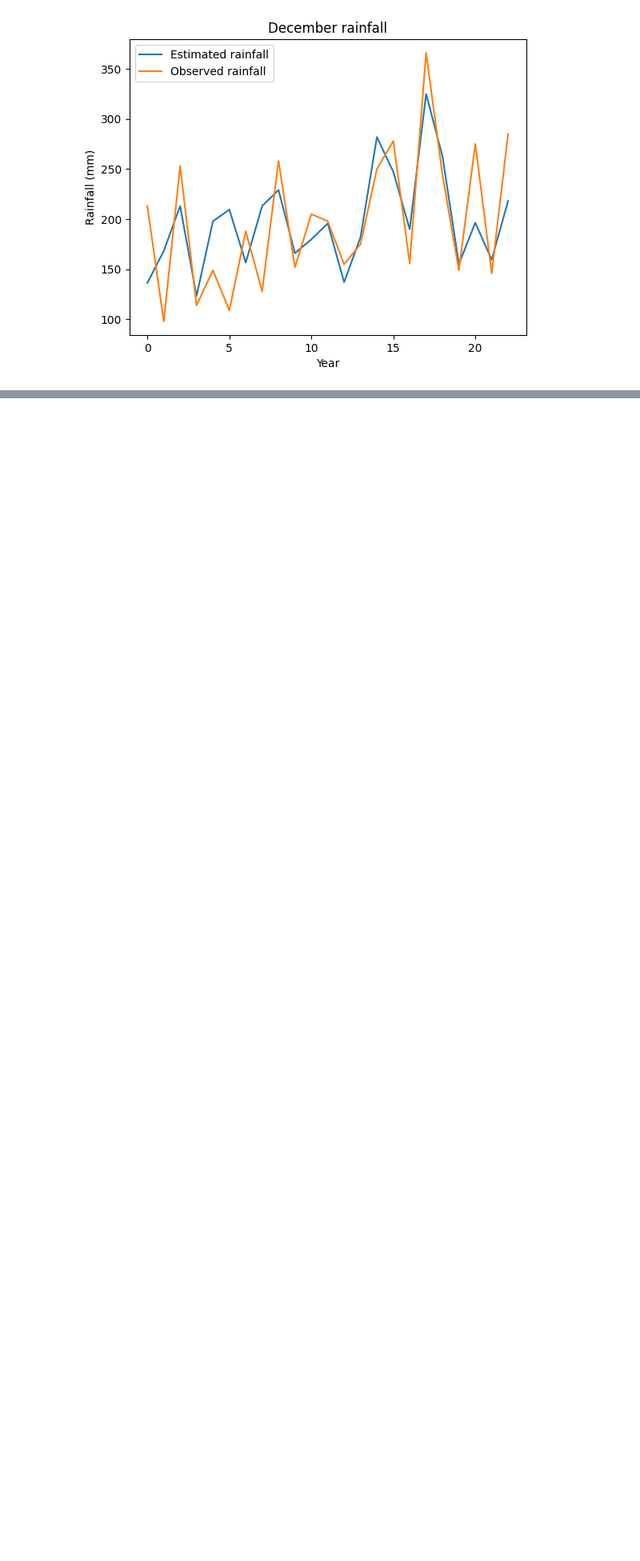
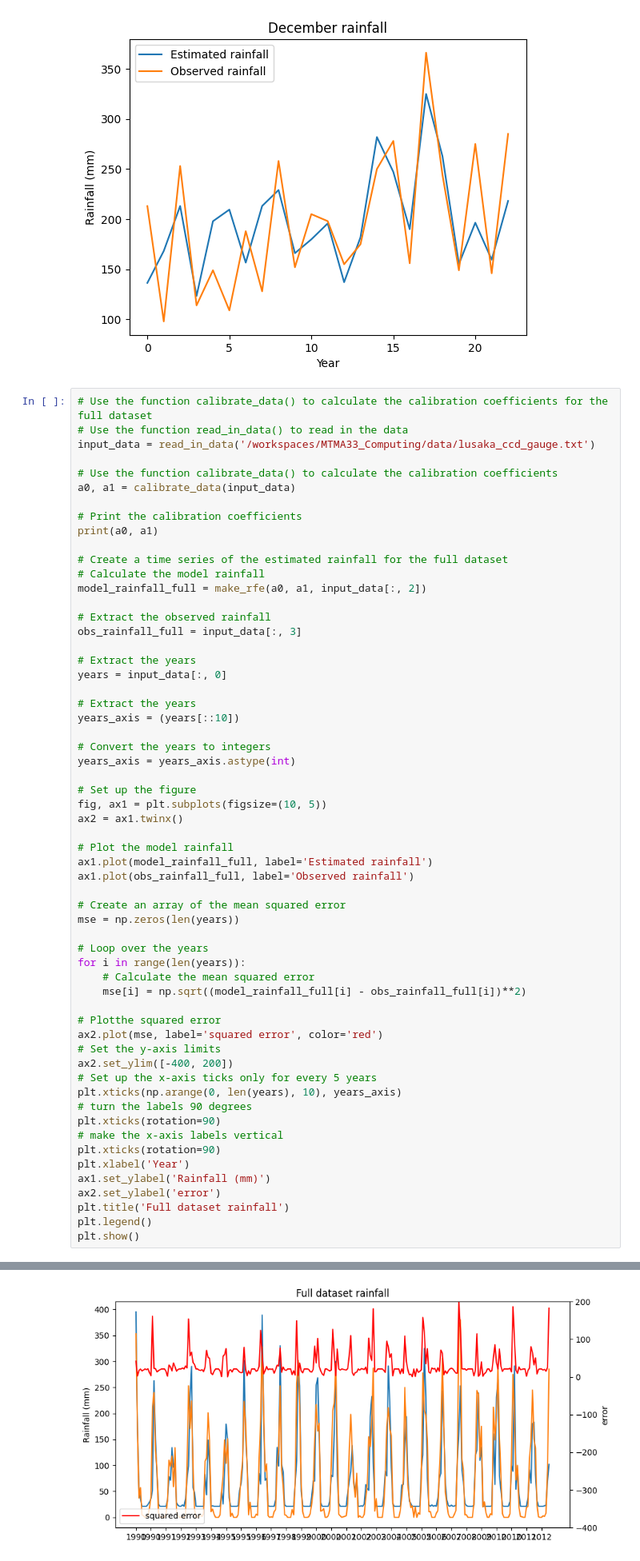
Before and after one commit to benhutchmet/MTMA33_Computing, a Jupyter notebook: notebooks/practical_3.ipynb, the cells around one changed output, grey strips where cells are left out. Shown at 80% size. Saved outputs shown, nothing was run; the diff lists cells and outputs as text; blank space fills up the shorter version.

```diff
--- a/notebooks/practical_3.ipynb
+++ b/notebooks/practical_3.ipynb
@@ -384,3 +384,63 @@ for i in range(len(autumn_months)):
 [figure]
 [figure]
 [figure]
+# %%
+# Use the function calibrate_data() to calculate the calibration coefficients for the full dataset
+# Use the function read_in_data() to read in the data
+input_data = read_in_data('/workspaces/MTMA33_Computing/data/lusaka_ccd_gauge.txt')
+
+# Use the function calibrate_data() to calculate the calibration coefficients
+a0, a1 = calibrate_data(input_data)
+
+# Print the calibration coefficients
+print(a0, a1)
+
+# Create a time series of the estimated rainfall for the full dataset
+# Calculate the model rainfall
+model_rainfall_full = make_rfe(a0, a1, input_data[:, 2])
+
+# Extract the observed rainfall
+obs_rainfall_full = input_data[:, 3]
+
+# Extract the years
+years = input_data[:, 0]
+
+# Extract the years
+years_axis = (years[::10])
+
+# Convert the years to integers
+years_axis = years_axis.astype(int)
+
+# Set up the figure
+fig, ax1 = plt.subplots(figsize=(10, 5))
+ax2 = ax1.twinx()
+
+# Plot the model rainfall
+ax1.plot(model_rainfall_full, label='Estimated rainfall')
+ax1.plot(obs_rainfall_full, label='Observed rainfall')
+
+# Create an array of the mean squared error
+mse = np.zeros(len(years))
+
+# Loop over the years
+for i in range(len(years)):
+    # Calculate the mean squared error
+    mse[i] = np.sqrt((model_rainfall_full[i] - obs_rainfall_full[i])**2)
+
+# Plotthe squared error
+ax2.plot(mse, label='squared error', color='red')
+# Set the y-axis limits
+ax2.set_ylim([-400, 200])
+# Set up the x-axis ticks only for every 5 years
+plt.xticks(np.arange(0, len(years), 10), years_axis)
+# turn the labels 90 degrees
+plt.xticks(rotation=90)
+# make the x-axis labels vertical
+plt.xticks(rotation=90)
+plt.xlabel('Year')
+ax1.set_ylabel('Rainfall (mm)')
+ax2.set_ylabel('error')
+plt.title('Full dataset rainfall')
+plt.legend()
+plt.show()
+# %% [output]
@@ -386,0 +448 @@ for i in range(len(autumn_months)):
+[figure, added]
```
Also changed, not shown: parts of 5 cells of this notebook.
